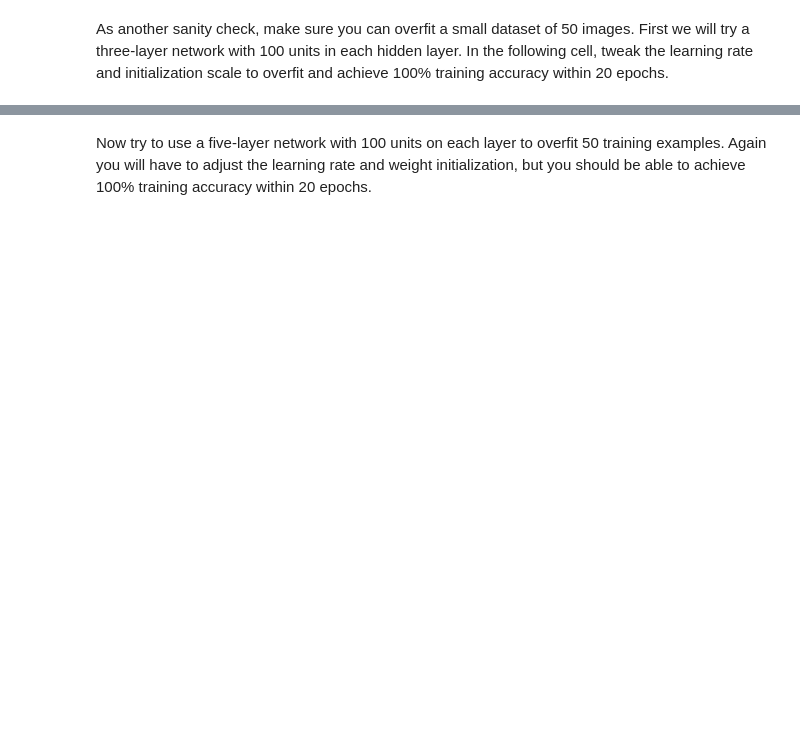
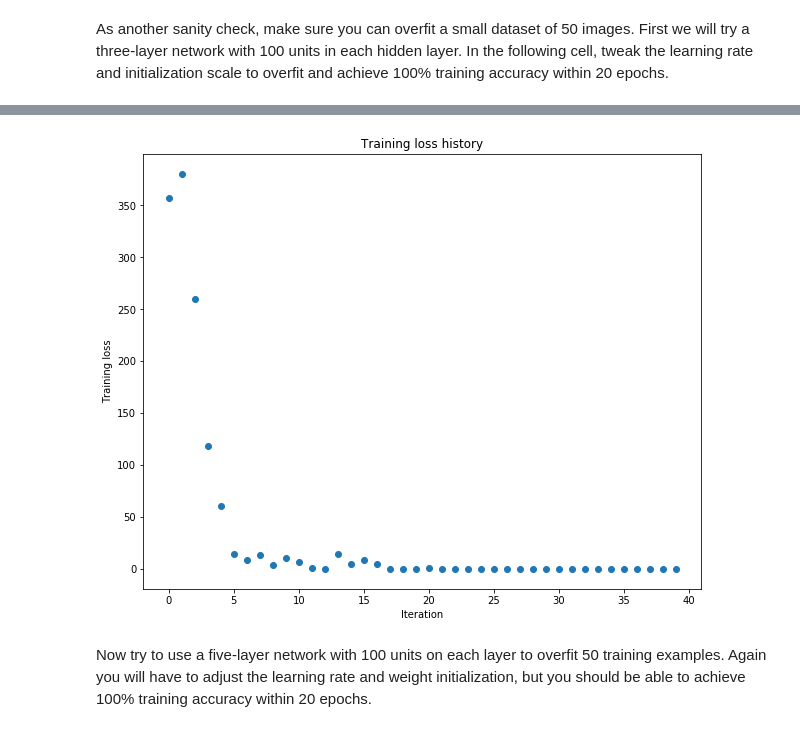
Before and after one commit to feixia586/cs231n-stanford, a Jupyter notebook: assignment2/FullyConnectedNets.ipynb, the cells around one changed output, grey strips where cells are left out. Cells and saved outputs as stored; diff of their text form; code cells hidden in the pictures; blank space fills up the shorter version.

```diff
--- a/assignment2/FullyConnectedNets.ipynb
+++ b/assignment2/FullyConnectedNets.ipynb
@@ -438,8 +455,8 @@ small_data = {
   'y_val': data['y_val'],
 }
 
-weight_scale = 1e-2
-learning_rate = 1e-4
+learning_rate = 1e-3
+weight_scale = 1e-1
 model = FullyConnectedNet([100, 100],
               weight_scale=weight_scale, dtype=np.float64)
 solver = Solver(model, small_data,
@@ -456,3 +473,4 @@ plt.title('Training loss history')
 plt.xlabel('Iteration')
 plt.ylabel('Training loss')
 plt.show()
+# %% [output]
@@ -459,3 +494,4 @@ plt.show()
+[figure, added]
 # %% [markdown]
 Now try to use a five-layer network with 100 units on each layer to overfit 50 training examples. Again you will have to adjust the learning rate and weight initialization, but you should be able to achieve 100% training accuracy within 20 epochs.
 # %%
```
Also changed, not shown: parts of 14 cells of this notebook, 3 other files.
